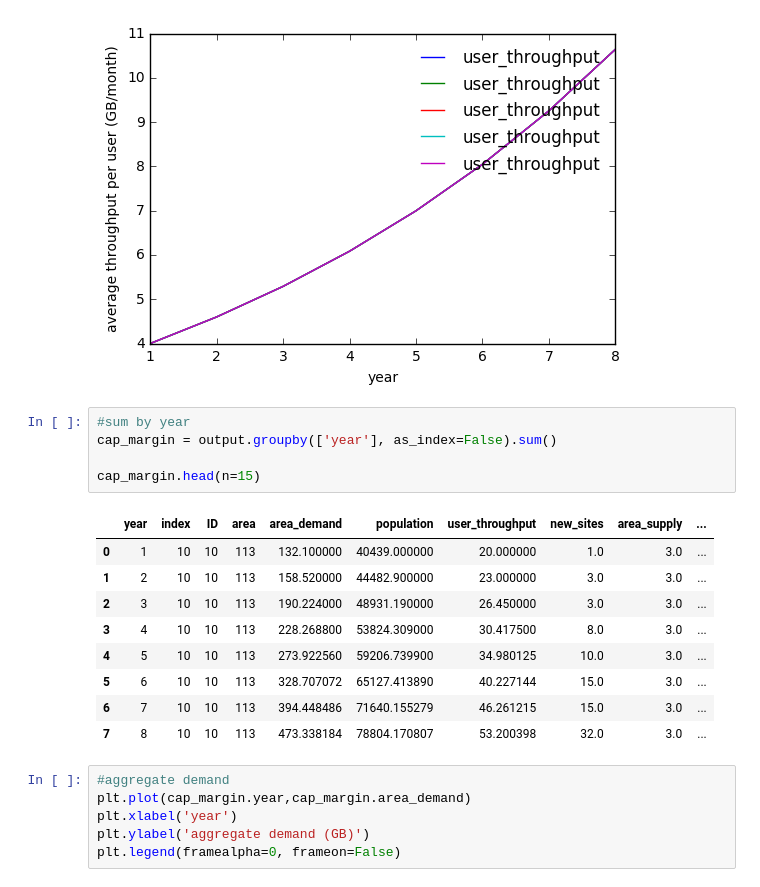
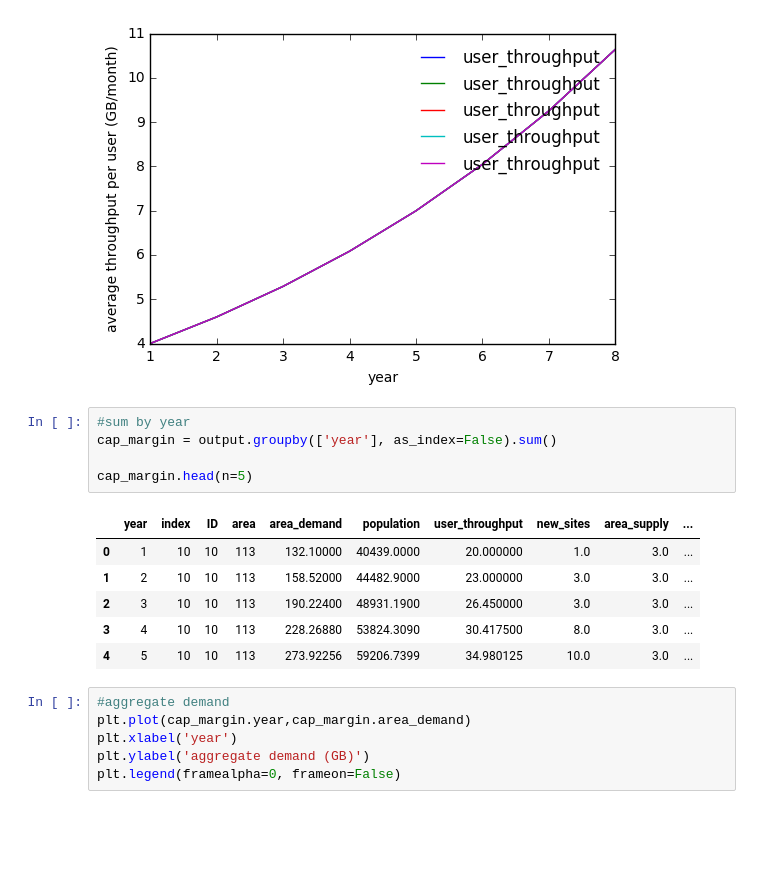
Before and after one commit to ashutoshj14/digital_comms, a Jupyter notebook: digital_comms/mobile_model2.ipynb, the cells around one changed output. Drawn from its saved outputs; the diff is of its cells as text; blank space fills up the shorter version.

```diff
--- a/digital_comms/mobile_model2.ipynb
+++ b/digital_comms/mobile_model2.ipynb
@@ -449,18 +459,15 @@ plt.legend(framealpha=0, frameon=False)
 # %%
 #sum by year
 cap_margin = output.groupby(['year'], as_index=False).sum()
 
-cap_margin.head(n=15)
+cap_margin.head(n=5)
 # %% [output]
 |  | year | index | ID | area | area_demand | population | user_throughput | new_sites | area_supply | ... |
-| 0 | 1 | 10 | 10 | 113 | 132.100000 | 40439.000000 | 20.000000 | 1.0 | 3.0 | ... |
-| 1 | 2 | 10 | 10 | 113 | 158.520000 | 44482.900000 | 23.000000 | 3.0 | 3.0 | ... |
-| 2 | 3 | 10 | 10 | 113 | 190.224000 | 48931.190000 | 26.450000 | 3.0 | 3.0 | ... |
-| 3 | 4 | 10 | 10 | 113 | 228.268800 | 53824.309000 | 30.417500 | 8.0 | 3.0 | ... |
-| 4 | 5 | 10 | 10 | 113 | 273.922560 | 59206.739900 | 34.980125 | 10.0 | 3.0 | ... |
-| 5 | 6 | 10 | 10 | 113 | 328.707072 | 65127.413890 | 40.227144 | 15.0 | 3.0 | ... |
-| 6 | 7 | 10 | 10 | 113 | 394.448486 | 71640.155279 | 46.261215 | 15.0 | 3.0 | ... |
-| 7 | 8 | 10 | 10 | 113 | 473.338184 | 78804.170807 | 53.200398 | 32.0 | 3.0 | ... |
+| 0 | 1 | 10 | 10 | 113 | 132.10000 | 40439.0000 | 20.000000 | 1.0 | 3.0 | ... |
+| 1 | 2 | 10 | 10 | 113 | 158.52000 | 44482.9000 | 23.000000 | 3.0 | 3.0 | ... |
+| 2 | 3 | 10 | 10 | 113 | 190.22400 | 48931.1900 | 26.450000 | 3.0 | 3.0 | ... |
+| 3 | 4 | 10 | 10 | 113 | 228.26880 | 53824.3090 | 30.417500 | 8.0 | 3.0 | ... |
+| 4 | 5 | 10 | 10 | 113 | 273.92256 | 59206.7399 | 34.980125 | 10.0 | 3.0 | ... |
 # %%
 #aggregate demand
 plt.plot(cap_margin.year,cap_margin.area_demand)
```
Also changed, not shown: parts of 5 cells of this notebook.
